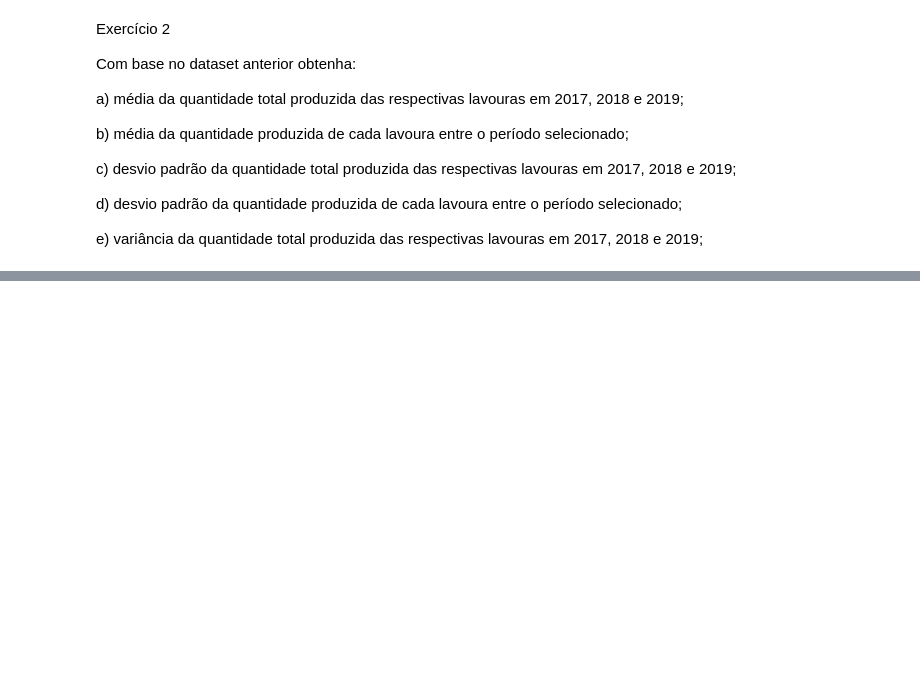
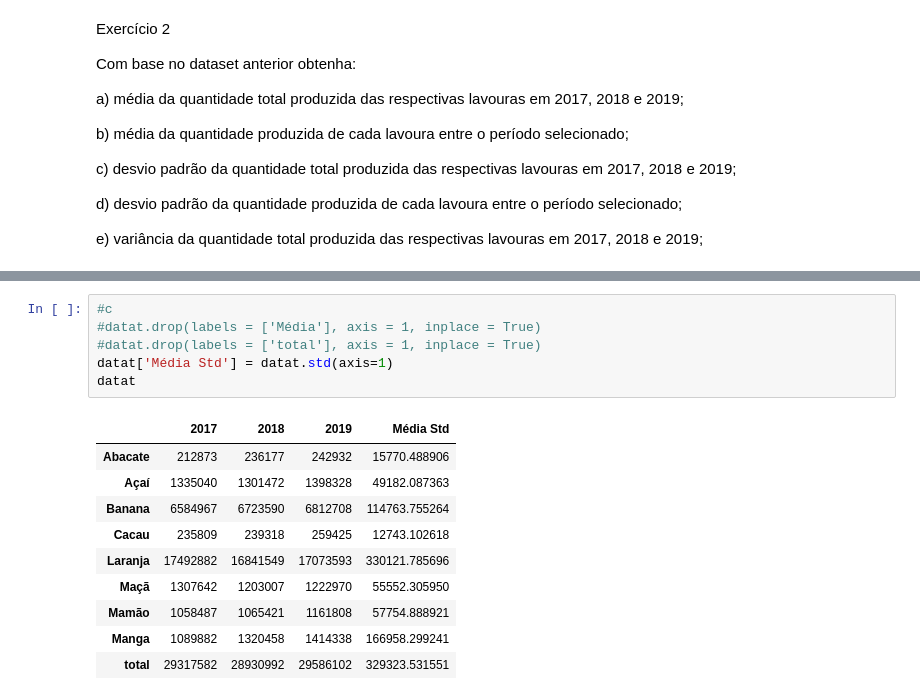
Before and after one commit to isaiastrajano/BootCamp_Python_DataScience, a Jupyter notebook: Exercicio_estatisticadescritiva.ipynb, the cells around one changed output, grey strips where cells are left out. Drawn from its saved outputs; the diff is of its cells as text; blank space fills up the shorter version.

```diff
--- a/Exercicio_estatisticadescritiva.ipynb
+++ b/Exercicio_estatisticadescritiva.ipynb
@@ -110,0 +108,17 @@ datat
+# %%
+#c
+#datat.drop(labels = ['Média'], axis = 1, inplace = True)
+#datat.drop(labels = ['total'], axis = 1, inplace = True)
+datat['Média Std'] = datat.std(axis=1)
+datat
+# %% [output]
+|  | 2017 | 2018 | 2019 | Média Std |
+| Abacate | 212873 | 236177 | 242932 | 15770.488906 |
+| Açaí | 1335040 | 1301472 | 1398328 | 49182.087363 |
+| Banana | 6584967 | 6723590 | 6812708 | 114763.755264 |
+| Cacau | 235809 | 239318 | 259425 | 12743.102618 |
+| Laranja | 17492882 | 16841549 | 17073593 | 330121.785696 |
+| Maçã | 1307642 | 1203007 | 1222970 | 55552.305950 |
+| Mamão | 1058487 | 1065421 | 1161808 | 57754.888921 |
+| Manga | 1089882 | 1320458 | 1414338 | 166958.299241 |
+| total | 29317582 | 28930992 | 29586102 | 329323.531551 |
```
Also changed, not shown: parts of 15 cells of this notebook.
